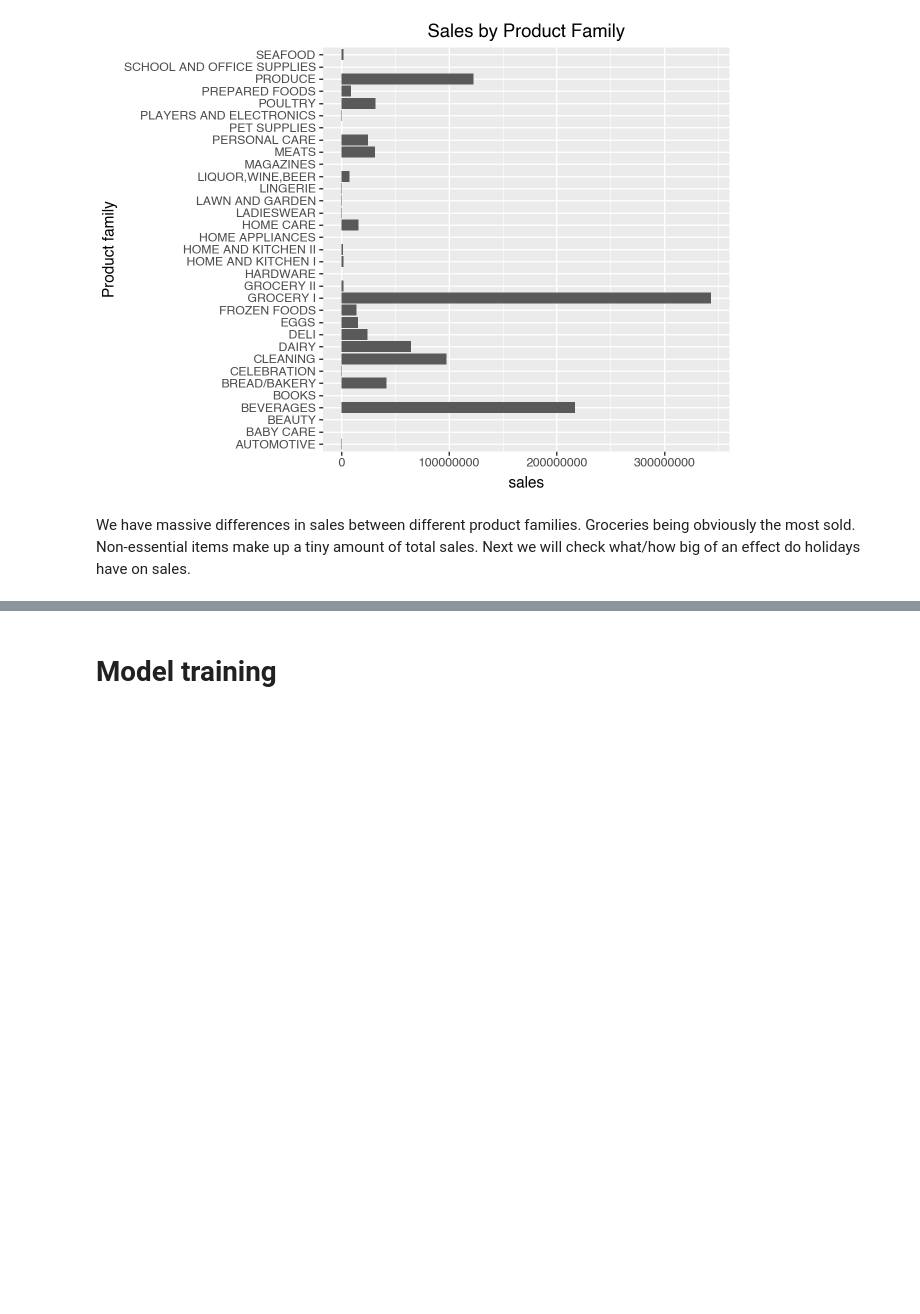
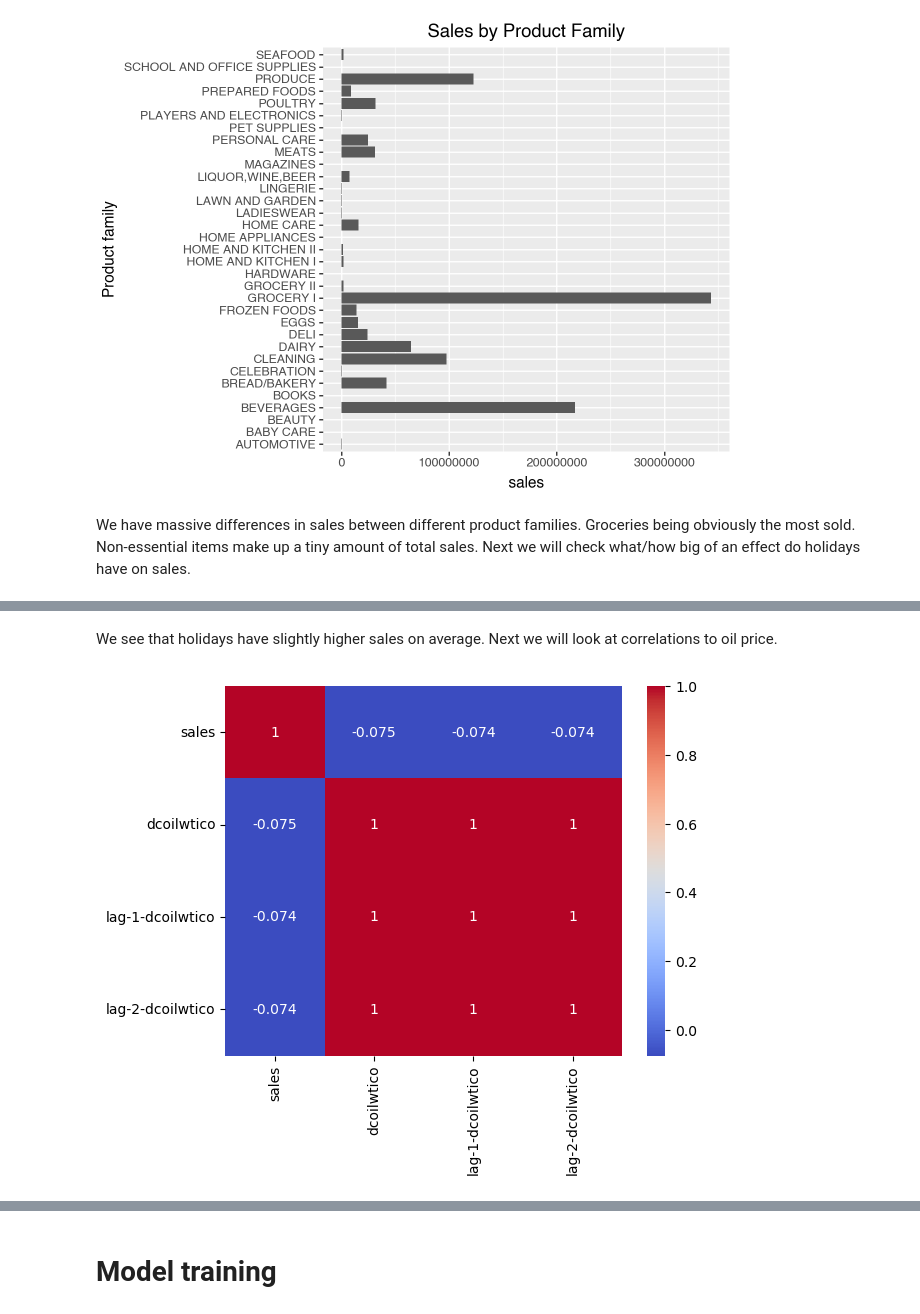
Before and after one commit to RalfGrossfeldt/Store-Sales-Prediction, a Jupyter notebook: notebook.ipynb, the cells around one changed output, grey strips where cells are left out. Saved outputs shown, nothing was run; the diff lists cells and outputs as text; code cells hidden in the pictures; blank space fills up the shorter version.

```diff
--- a/notebook.ipynb
+++ b/notebook.ipynb
@@ -462,0 +470,11 @@ We have massive differences in sales between different product families. Groceri
+# %% [markdown]
+We see that holidays have slightly higher sales on average. Next we will look at correlations to oil price.
+# %%
+import seaborn as sns
+import matplotlib.pyplot as plt
+
+sns.heatmap(eda_train[["sales", "dcoilwtico", "lag-1-dcoilwtico", "lag-2-dcoilwtico"]].corr(),
+            annot=True, cmap="coolwarm")
+plt.show()
+# %% [output]
+[figure, added]
```
Also changed, not shown: parts of 33 cells of this notebook.
